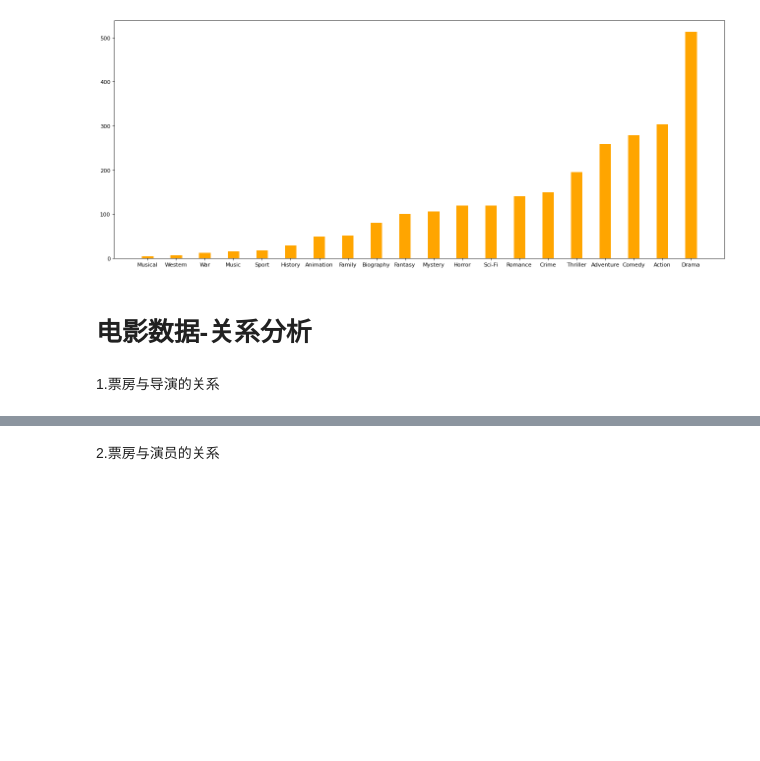
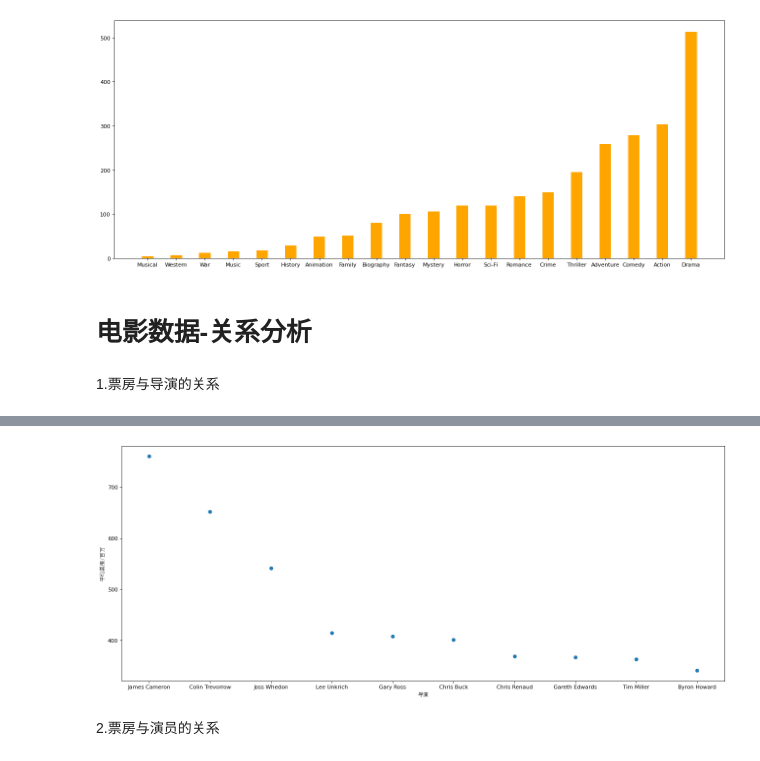
Before and after one commit to SJTU-wp/wangpan_python_primary, a Jupyter notebook: day55/pandas_practices.ipynb, the cells around one changed output, grey strips where cells are left out. Drawn from its saved outputs; the diff is of its cells as text; code cells hidden in the pictures; blank space fills up the shorter version.

```diff
--- a/day55/pandas_practices.ipynb
+++ b/day55/pandas_practices.ipynb
@@ -498,2 +581,12 @@ Yorgos Lanthimos         8.81
+# %%
+# 仅展示top10数据
+plt.figure( figsize=(20, 8), dpi=80 )
+plt.scatter(_x[0:10], _y[0:10])
+plt.xlabel( '导演', fontproperties=my_font )
+plt.ylabel( '平均票房/百万', fontproperties=my_font )
+
+plt.show()
+# %% [output]
+[figure, added]
 # %% [markdown]
 2.票房与演员的关系
```
Also changed, not shown: parts of 14 cells of this notebook, 7 other files.
